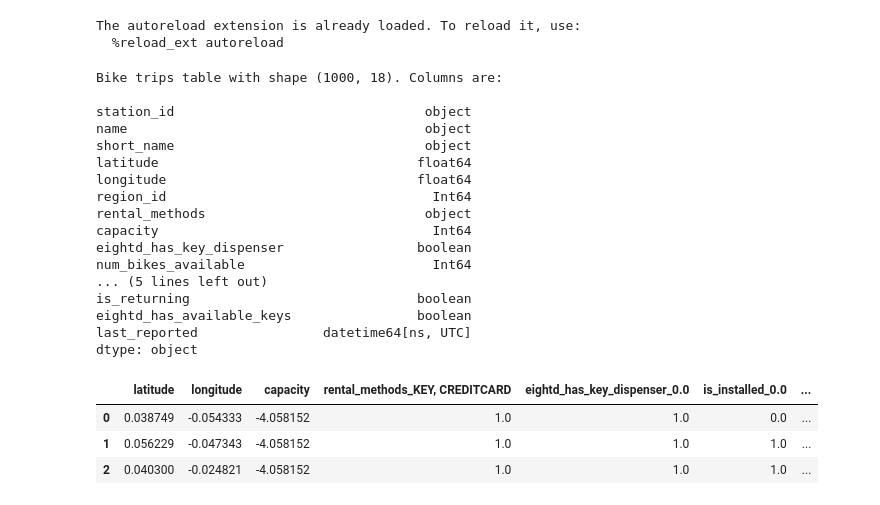
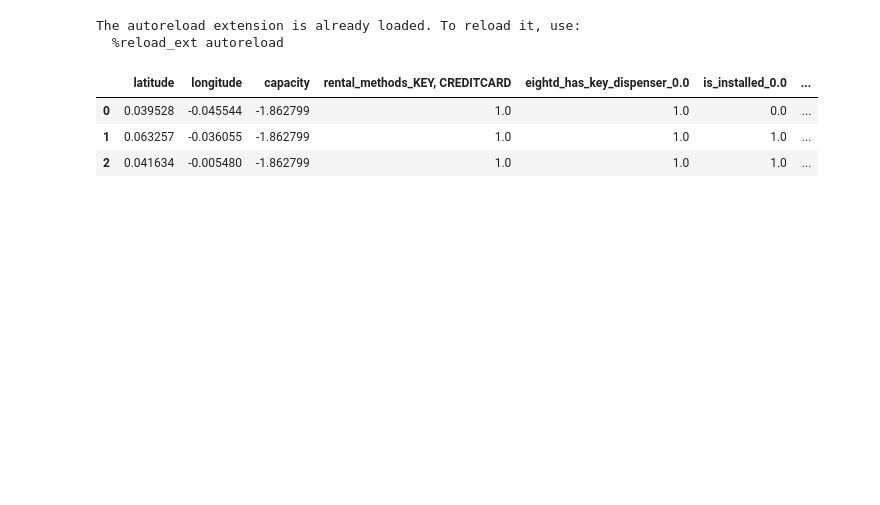
Before and after one commit to killiandectot/markov-bike, a Jupyter notebook: notebooks/juani.ipynb, the cells around one changed output. Cells and saved outputs as stored; diff of their text form; code cells hidden in the pictures; blank space fills up the shorter version.

```diff
--- a/notebooks/juani.ipynb
+++ b/notebooks/juani.ipynb
@@ -12,31 +13,14 @@ from markovBike.data_source.preprocess import preprocess_stations_data, preproce
 # %%
-stations_raw = get_stations_data(database_queries(1000)['stations'])
+stations_raw = get_stations_data(database_queries(10000)['stations'], verbose=False)
 
 stations_preproc = preprocess_stations_data(stations_raw)
 
 stations_dataframe = pd.DataFrame(stations_preproc[0], columns=stations_preproc[1])
 
 stations_dataframe.head(3)
 # %% [output]
-Bike trips table with shape (1000, 18). Columns are:
-
-station_id                                object
-name                                      object
-short_name                                object
-latitude                                 float64
-longitude                                float64
-region_id                                  Int64
-rental_methods                            object
-capacity                                   Int64
-eightd_has_key_dispenser                 boolean
-num_bikes_available                        Int64
-... (5 lines left out)
-is_returning                             boolean
-eightd_has_available_keys                boolean
-last_reported                datetime64[ns, UTC]
-dtype: object
 |  | latitude | longitude | capacity | rental_methods_KEY, CREDITCARD | eightd_has_key_dispenser_0.0 | is_installed_0.0 | ... |
-| 0 | 0.038749 | -0.054333 | -4.058152 | 1.0 | 1.0 | 0.0 | ... |
-| 1 | 0.056229 | -0.047343 | -4.058152 | 1.0 | 1.0 | 1.0 | ... |
-| 2 | 0.040300 | -0.024821 | -4.058152 | 1.0 | 1.0 | 1.0 | ... |
+| 0 | 0.039528 | -0.045544 | -1.862799 | 1.0 | 1.0 | 0.0 | ... |
+| 1 | 0.063257 | -0.036055 | -1.862799 | 1.0 | 1.0 | 1.0 | ... |
+| 2 | 0.041634 | -0.005480 | -1.862799 | 1.0 | 1.0 | 1.0 | ... |
 # %%
```
Also changed, not shown: parts of 4 cells of this notebook, 2 other files.
